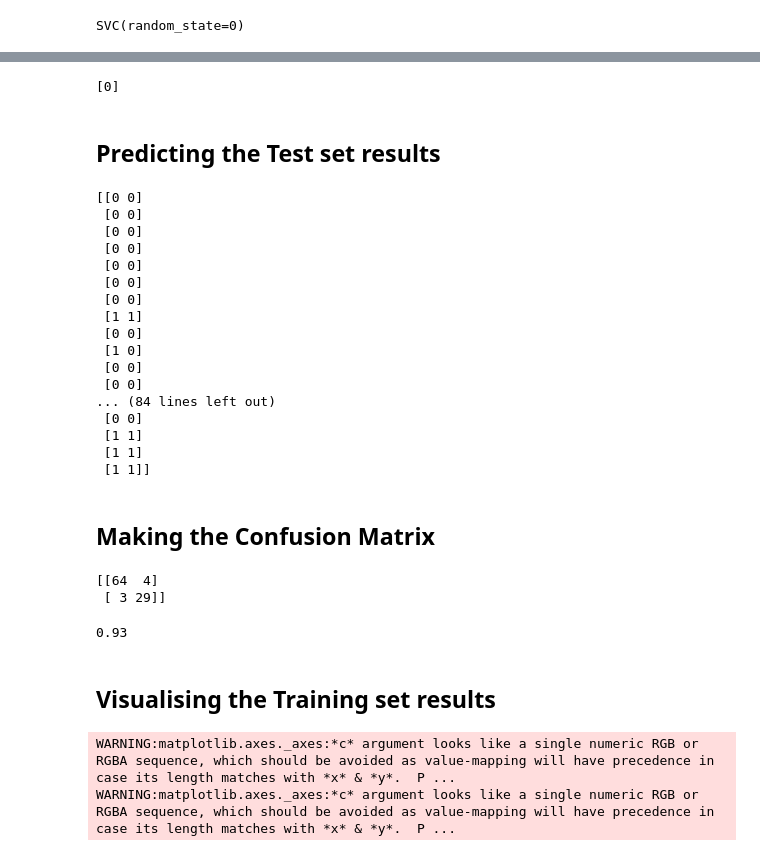
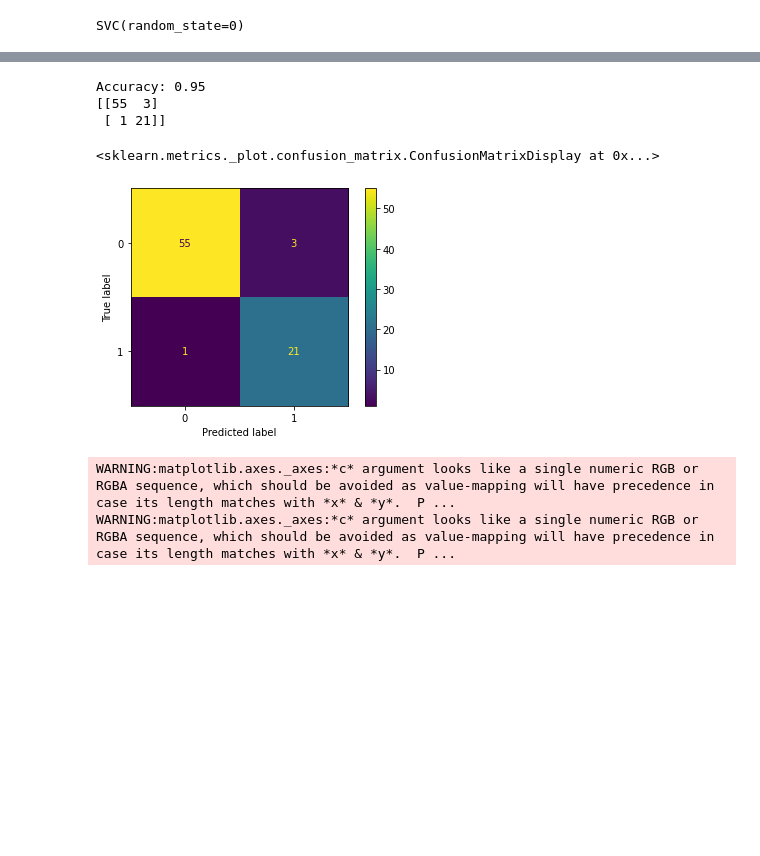
Before and after one commit to mchhour31/NN_work, a Jupyter notebook: kernel_svm.ipynb, the cells around one changed output, grey strips where cells are left out. Saved outputs shown, nothing was run; the diff lists cells and outputs as text; code cells hidden in the pictures; blank space fills up the shorter version.

```diff
--- a/kernel_svm.ipynb
+++ b/kernel_svm.ipynb
@@ -13,4 +11,4 @@ import pandas as pd
 # %%
-dataset = pd.read_csv('Social_Network_Ads.csv')
-X = dataset.iloc[:, :-1].values
-y = dataset.iloc[:, -1].values
+df = pd.read_csv("Social_Network_Ads.csv")
+X = df.iloc[:, :-1].values
+y = df.iloc[:, -1].values
@@ -19,3 +15,4 @@ y = dataset.iloc[:, -1].values
 # %%
 from sklearn.model_selection import train_test_split
-X_train, X_test, y_train, y_test = train_test_split(X, y, test_size = 0.25, random_state = 0)
+
+X_train, X_test, y_train, y_test = train_test_split(X, y, test_size=0.2, random_state=0)
@@ -137,43 +32,20 @@ SVC(random_state=0)
-# %%
-print(classifier.predict(sc.transform([[30,87000]])))
-# %% [output]
-[0]
-# %% [markdown]
-## Predicting the Test set results
-# %%
-y_pred = classifier.predict(X_test)
-print(np.concatenate((y_pred.reshape(len(y_pred),1), y_test.reshape(len(y_test),1)),1))
-# %% [output]
-[[0 0]
- [0 0]
- [0 0]
- [0 0]
- [0 0]
- [0 0]
- [0 0]
- [1 1]
- [0 0]
- [1 0]
- [0 0]
- [0 0]
-... (84 lines left out)
- [0 0]
- [1 1]
- [1 1]
- [1 1]]
-# %% [markdown]
-## Making the Confusion Matrix
+# %%
+pred = classifier.predict(X_test)
 # %%
-from sklearn.metrics import confusion_matrix, accuracy_score
-cm = confusion_matrix(y_test, y_pred)
+from sklearn.metrics import confusion_matrix, accuracy_score, ConfusionMatrixDisplay
+
+cm = confusion_matrix(y_test, pred)
+
+print(f"Accuracy: {accuracy_score(y_test, pred)}")
 print(cm)
-accuracy_score(y_test, y_pred)
+
+ConfusionMatrixDisplay.from_estimator(classifier, X_test, y_test)
 # %% [output]
-[[64  4]
- [ 3 29]]
+Accuracy: 0.95
+[[55  3]
+ [ 1 21]]
-0.93
+<sklearn.metrics._plot.confusion_matrix.ConfusionMatrixDisplay at 0x...>
+[figure, added]
-# %% [markdown]
-## Visualising the Training set results
 # %%
 from matplotlib.colors import ListedColormap
 X_set, y_set = sc.inverse_transform(X_train), y_train
```
Also changed, not shown: parts of 13 cells of this notebook.
